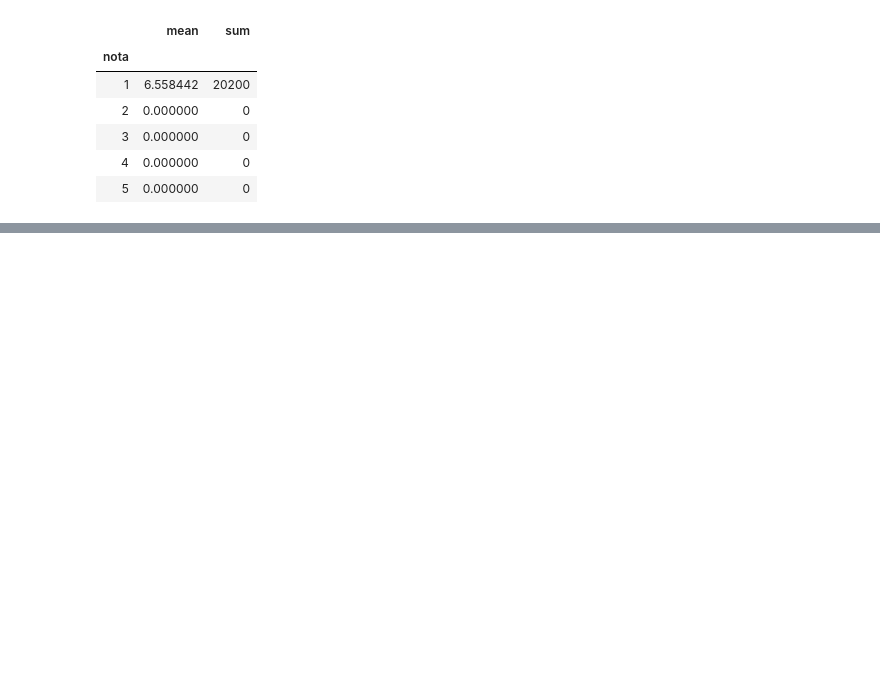
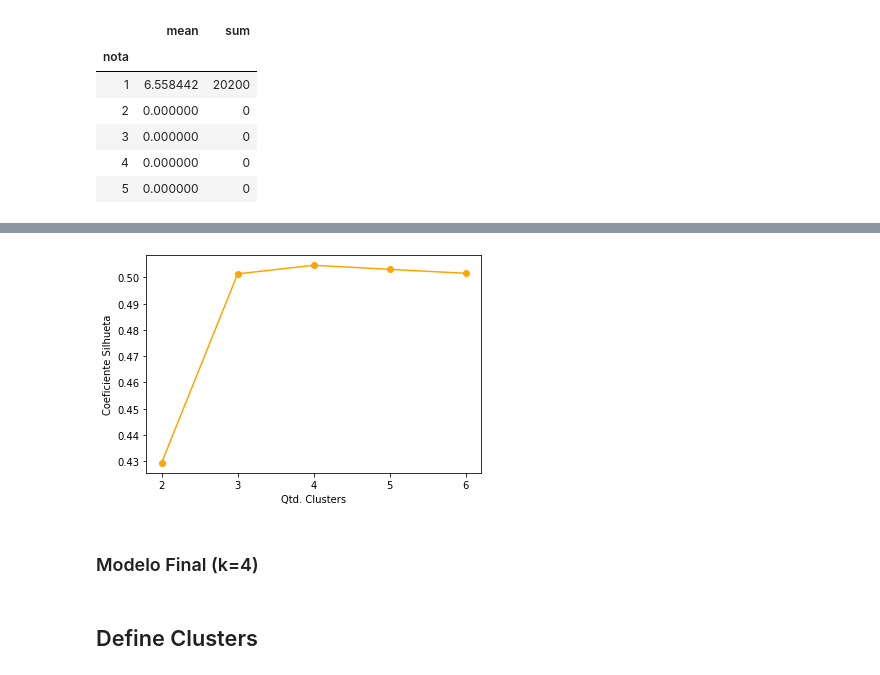
Before and after one commit to brunaolivc/DATA_MASTER, a Jupyter notebook: DM_prep.ipynb, the cells around one changed output, grey strips where cells are left out. Saved outputs shown, nothing was run; the diff lists cells and outputs as text; code cells hidden in the pictures; blank space fills up the shorter version.

```diff
--- a/DM_prep.ipynb
+++ b/DM_prep.ipynb
@@ -967,0 +1031,18 @@ notas_teste.groupby(['nota']).agg(['mean','sum'])['lucro']
+# %%
+coef_silhouette = []
+
+for k in range(2, 7):
+    kmeans = KMeans(n_clusters = k, init = "k-means++", n_init = 15,  random_state = 42)
+    kmeans.fit(valores_scl)
+    coef = silhouette_score(valores_scl, kmeans.labels_)
+    coef_silhouette.append(coef)
+# %%
+plt.plot(range(2, 7), coef_silhouette, color = 'orange', marker = 'o', linestyle = '-')
+plt.xticks(range(2, 7))
+plt.xlabel("Qtd. Clusters")
+plt.ylabel("Coeficiente Silhueta")
+plt.show()
+# %% [output]
+[figure, added]
+# %% [markdown]
+### Modelo Final (k=4)
@@ -967,0 +1051,2 @@ notas_teste.groupby(['nota']).agg(['mean','sum'])['lucro']
+# %% [markdown]
+## Define Clusters
```
Also changed, not shown: parts of 20 cells of this notebook.
